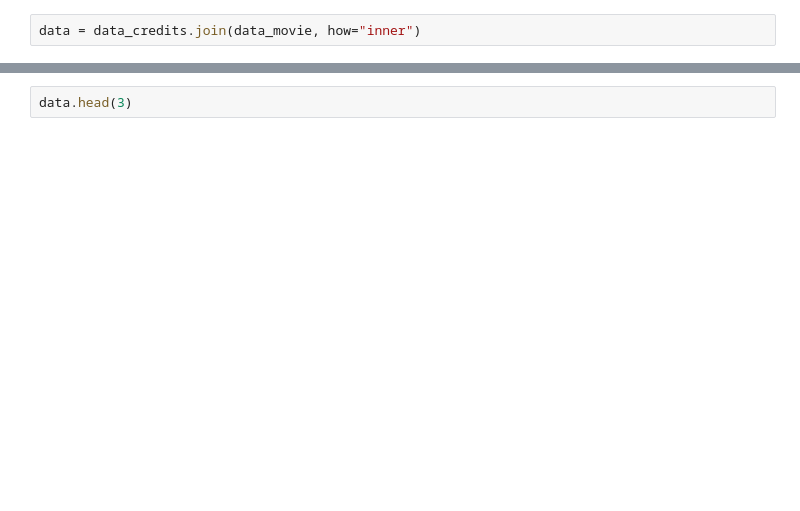
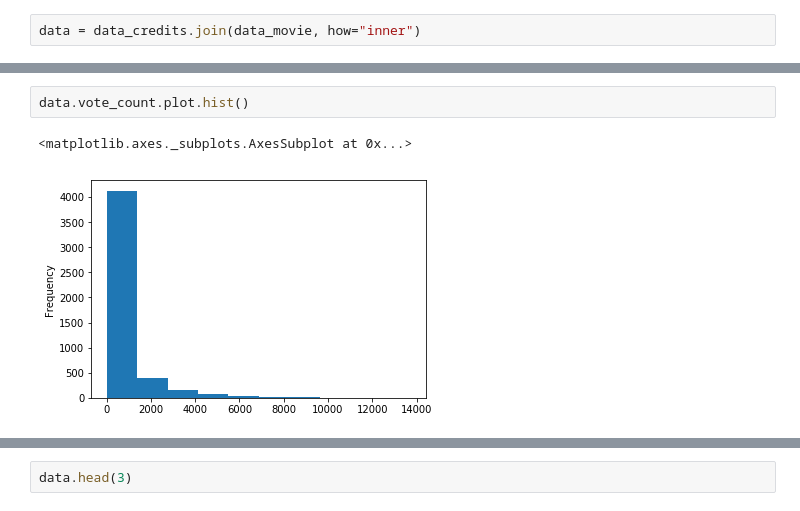
Before and after one commit to GLeviosa/Projeto_3_CD, a Jupyter notebook: Projeto 3.ipynb, the cells around one changed output, grey strips where cells are left out. Cells and saved outputs as stored; diff of their text form; blank space fills up the shorter version.

```diff
--- a/Projeto 3.ipynb
+++ b/Projeto 3.ipynb
@@ -35,0 +41,5 @@ data = data_credits.join(data_movie, how="inner")
+# %%
+data.vote_count.plot.hist()
+# %% [output]
+<matplotlib.axes._subplots.AxesSubplot at 0x...>
+[figure, added]
```
Also changed, not shown: parts of 18 cells of this notebook, 3 other files.
